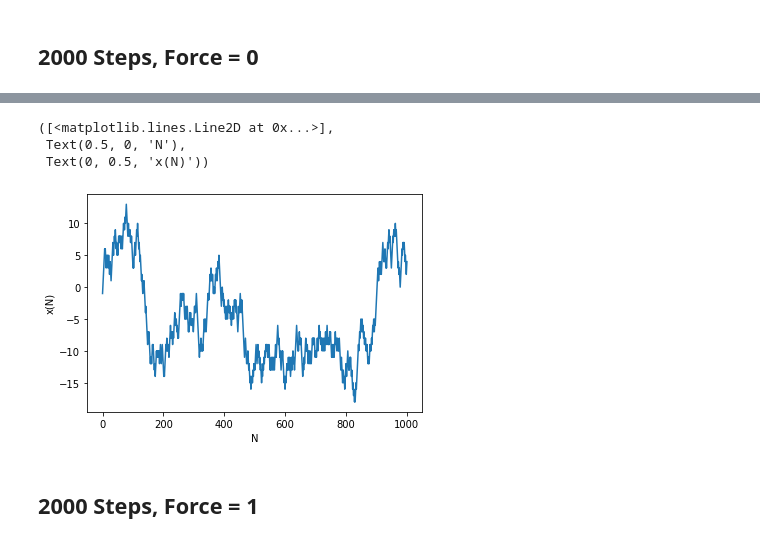
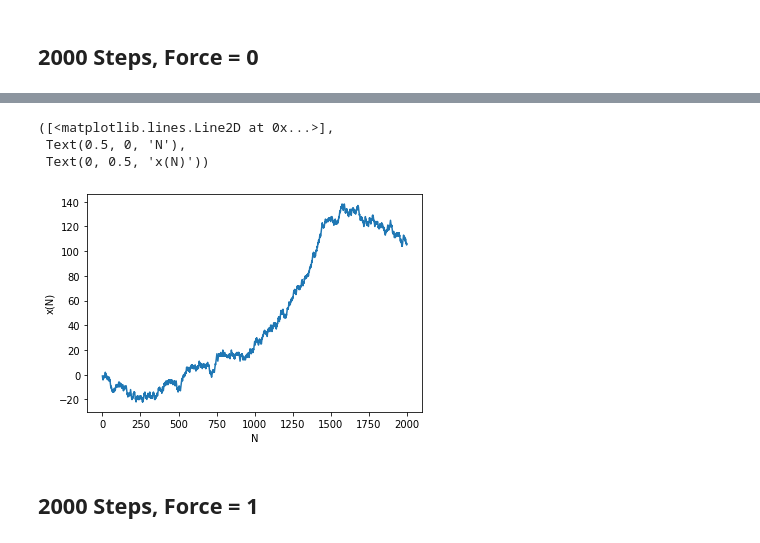
Before and after one commit to wpqc21/ClassificationLandscapes, a Jupyter notebook: Random_Walk_TensorFlow_02_02_2022.ipynb, the cells around one changed output, grey strips where cells are left out. Drawn from its saved outputs; the diff is of its cells as text; code cells hidden in the pictures.

```diff
--- a/Random_Walk_TensorFlow_02_02_2022.ipynb
+++ b/Random_Walk_TensorFlow_02_02_2022.ipynb
@@ -144,25 +146,25 @@ plot(x,y), xlabel('N'),ylabel('x(N)')
 # %%
 xc = 1
 B = 0
-N = 1000
+N = 2000
 u = 2*np.random.randint(0,2,size=N)-1
 xf = list(range(N))
 xa = np.zeros(N)
 
 for i in range(len(xf)):
     xa[i] =   ( u[i] + \
                ( -(B * ((xf[i] + xc) * (xf[i] + xc)) - (B *xf[i] * xf[i])) / xc))
 
 xs = cumsum(xa)
 
 x = np.linspace(0, N, N)
 y = xs
 plot(x,y), xlabel('N'),ylabel('x(N)')
 # %% [output]
 ([<matplotlib.lines.Line2D at 0x...>],
  Text(0.5, 0, 'N'),
  Text(0, 0.5, 'x(N)'))
-[figure, old version]
+[figure, new version]
 # %% [markdown]
 ## 2000 Steps, Force = 1
 # %%
```
Also changed, not shown: parts of 32 cells of this notebook.
